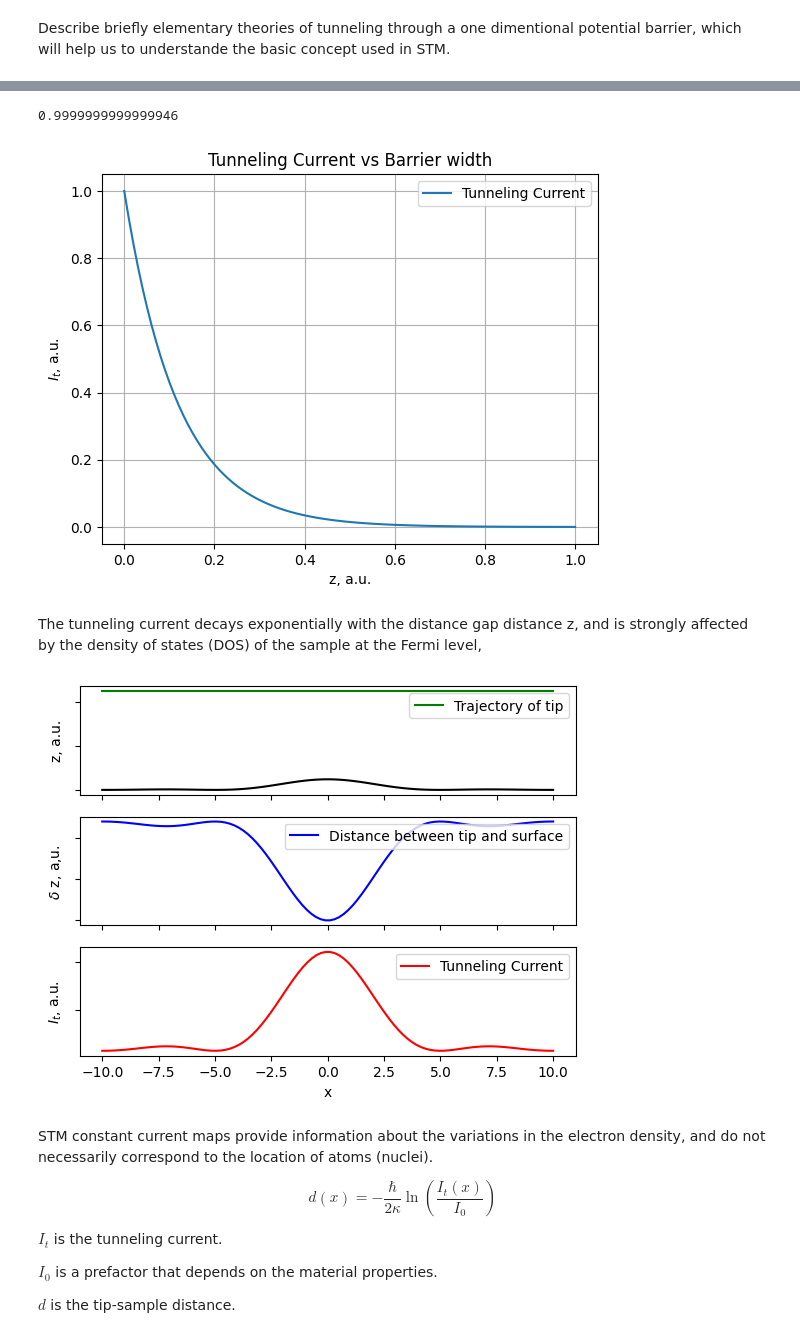
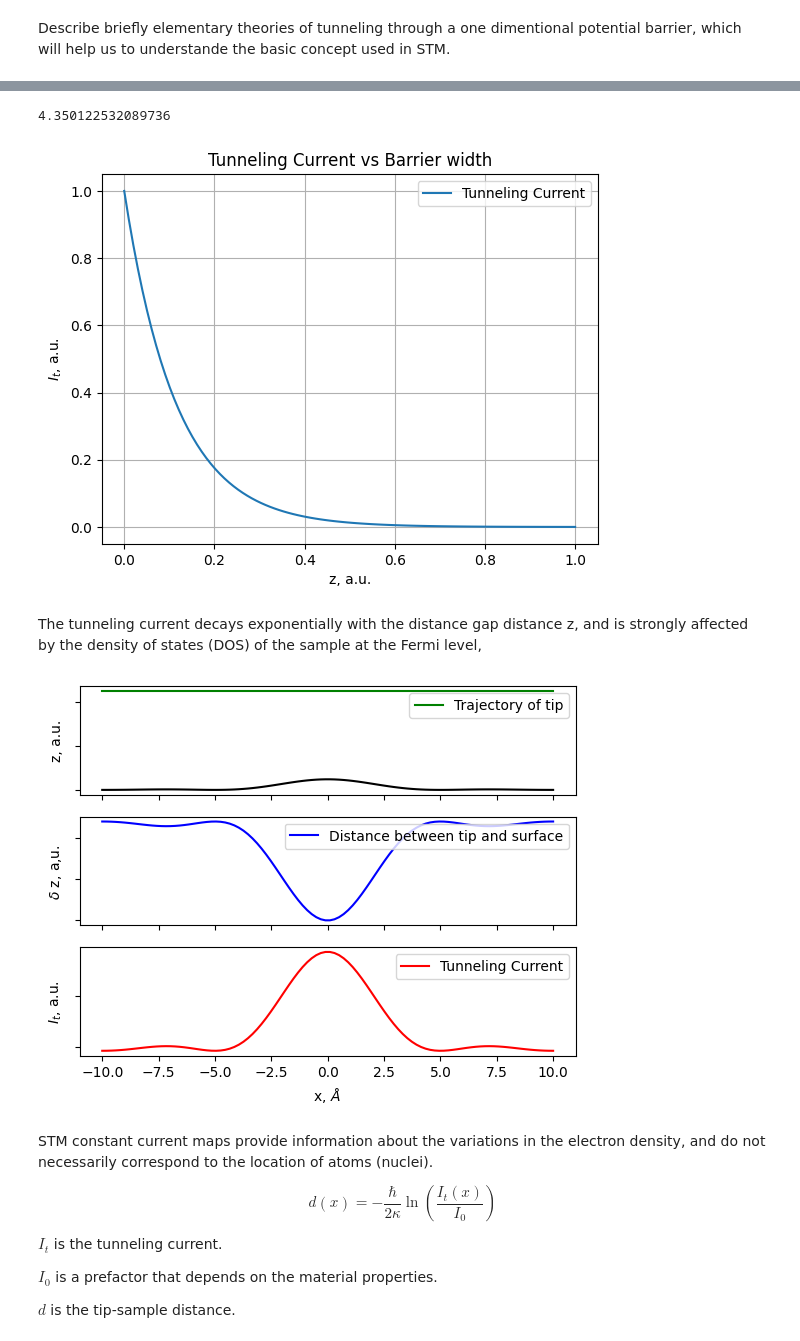
Before and after one commit to MariyaSV78/notebook_STM, a Jupyter notebook: STM/STM.ipynb, the cells around one changed output, grey strips where cells are left out. Drawn from its saved outputs; the diff is of its cells as text; code cells hidden in the pictures.

```diff
--- a/STM/STM.ipynb
+++ b/STM/STM.ipynb
@@ -73,17 +86,15 @@ from scipy.integrate import cumtrapz
 # Using parameters
 I0 = 1.0  # Adjust as needed
 m = 9.11e-31 # Electron mass in kg
-phi = 4.5  # Work function
-V = 0.3 # Applied voltage in V
-# z0 = 0.1  # Initial tip-sample separation
+phi = 4.5  # Work function eV
+V = 0.0003 # Applied voltage in V
 
-k = np.exp(-2 * np.sqrt(2 * m * (phi - V))) # the tunneling attenuation constant
+k = np.sqrt(2 * m * (phi - V))/6.5821e-16 # the tunneling attenuation constant, if V is low 6.5821e-16
 print (k)
 
 # Calculate the varying tip-sample separation (distance) from the surface profile
 d = np.linspace(0, 1, 100)
-tunneling_current = I0 * np.exp(-2 * np.sqrt(2 * m * (phi - V)) * d / 6.5821e-16) # redused Planck constant in 6.5821e-16 eV*s or 1.054e-34 J*s
-
+tunneling_current = I0 * np.exp(-2 * k * d) # redused Planck constant in 6.5821e-16 eV*s or 1.054e-34 J*s
 
 # Plot the results
 plt.plot(d, tunneling_current,label='Tunneling Current')
@@ -94,7 +105,7 @@ plt.legend()
 plt.grid(True)
 plt.show()
 # %% [output]
-0.9999999999999946
+4.350122532089736
 [figure]
 # %% [markdown]
 The tunneling current decays exponentially with the distance gap distance z, and
@@ -123,37 +134,37 @@ z0 = np.max(profile) + 0.1 # distance between the tip and sample's surface
 z_values = z0 - surface_profile(x_values)
 
 # Calculate tunneling current at each position x
-tunneling_current_surface = I0 * np.exp(-2 * np.sqrt(2 * m * (phi - V)) * z_values / 6.58e-16) #6.58e-16eV 1.054e-34
+tunneling_current_surface = I0 * np.exp(-2 * k * z_values) #6.58e-16eV 1.054e-34
 
 
 # Create a figure with two subplots stacked vertically
 fig, (ax0, ax1, ax2) = plt.subplots(3, 1, sharex=True)
 
 # Plot: Distance between tip and surface
 ax0.plot(x_values, profile, color='black') #label='Distance between tip and surface',
 ax0.plot(x_values, z0 * np.ones_like(x_values), label='Trajectory of tip', color='green' )  # Plotting z0(x)
 
 ax0.set_ylabel('z, a.u.')
 ax0.set_yticklabels([])
 ax0.legend(loc='upper right', bbox_to_anchor=(1, 1))
 
 # Plot: Distance between tip and surface
 ax1.plot(x_values, z_values, label='Distance between tip and surface', color='blue') #
 ax1.set_ylabel('$\delta$ z, a,u.')
 ax1.set_yticklabels([])
 ax1.legend(loc='upper right', bbox_to_anchor=(1, 1))
 
 # Plot the results for power-law relationship on the second subplot
 ax2.plot(x_values, tunneling_current_surface, label='Tunneling Current', color='red')
 ax2.set_xlabel('x, $\AA$ ')
 ax2.set_yticklabels([])
 ax2.set_ylabel('$I_{t}$, a.u.')
 ax2.legend(loc='upper right', bbox_to_anchor=(1, 1))
 
 # plt.suptitle('Tunneling Current vs Tip-Sample Separation')
 plt.show()
 # %% [output]
-[figure, old version]
+[figure, new version]
 # %% [markdown]
 STM constant current maps provide information about the variations in the
 electron density, and do not necessarily correspond to the location of atoms (nuclei).
```
Also changed, not shown: parts of 7 cells of this notebook.
